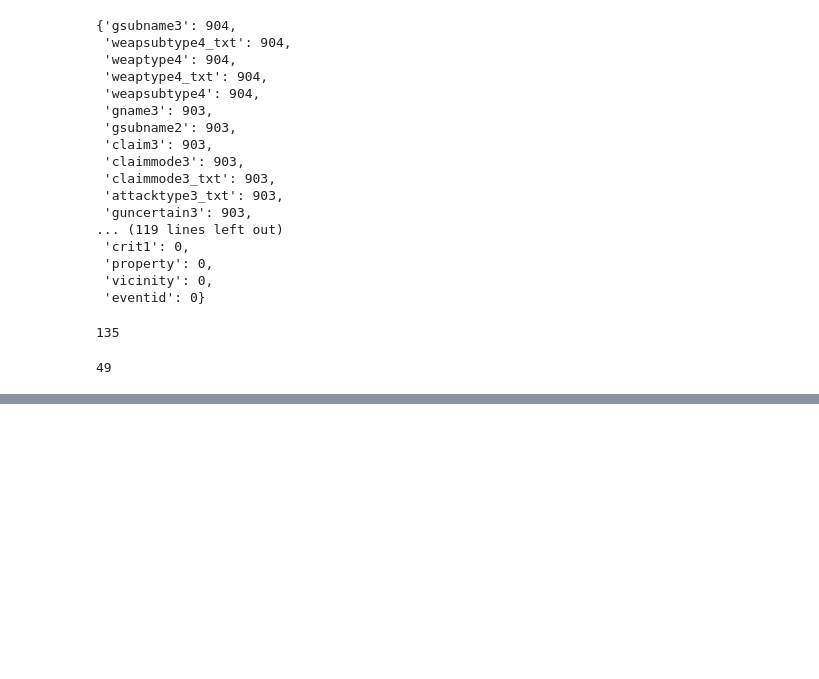
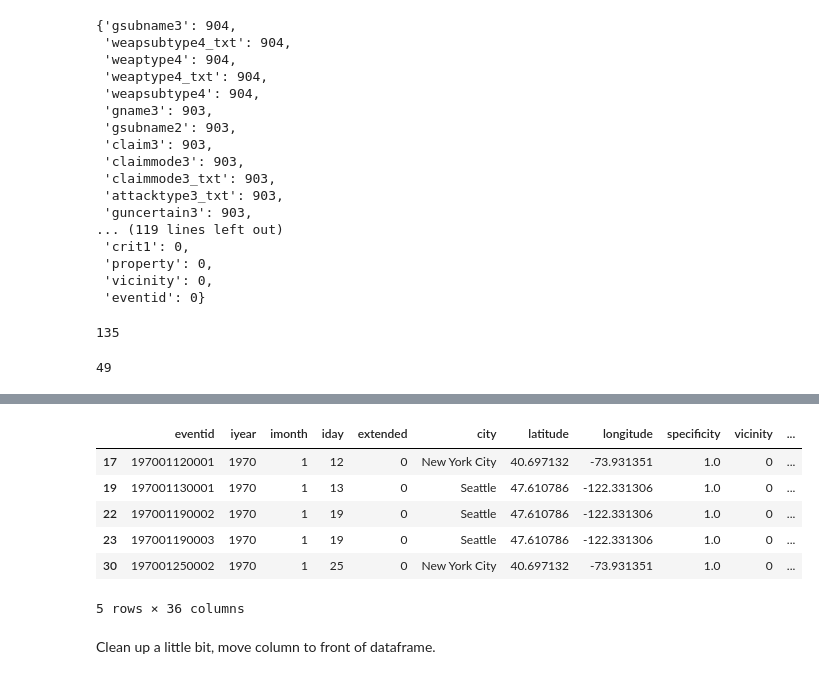
Before and after one commit to samcast1/Capstone-2---Global-Terrorism, a Jupyter notebook: notebooks/1.0-sc-initial-data-exploration.ipynb, the cells around one changed output, grey strips where cells are left out. Cells and saved outputs as stored; diff of their text form; code cells hidden in the pictures; blank space fills up the shorter version.

```diff
--- a/notebooks/1.0-sc-initial-data-exploration.ipynb
+++ b/notebooks/1.0-sc-initial-data-exploration.ipynb
@@ -291,0 +446,15 @@ dtype: int64
+# %%
+import datetime
+
+gtd_adj_types['date'] = gtd_adj_types.apply(lambda row: datetime.datetime(row['iyear'], row['imonth'], row['iday']), axis=1)
+gtd_adj_types.head()
+# %% [output]
+|  | eventid | iyear | imonth | iday | extended | city | latitude | longitude | specificity | vicinity | ... |
+| 17 | 197001120001 | 1970 | 1 | 12 | 0 | New York City | 40.697132 | -73.931351 | 1.0 | 0 | ... |
+| 19 | 197001130001 | 1970 | 1 | 13 | 0 | Seattle | 47.610786 | -122.331306 | 1.0 | 0 | ... |
+| 22 | 197001190002 | 1970 | 1 | 19 | 0 | Seattle | 47.610786 | -122.331306 | 1.0 | 0 | ... |
+| 23 | 197001190003 | 1970 | 1 | 19 | 0 | Seattle | 47.610786 | -122.331306 | 1.0 | 0 | ... |
+| 30 | 197001250002 | 1970 | 1 | 25 | 0 | New York City | 40.697132 | -73.931351 | 1.0 | 0 | ... |
+5 rows × 36 columns
+# %% [markdown]
+Clean up a little bit, move column to front of dataframe.
```
Also changed, not shown: parts of 22 cells of this notebook, 1 other file.
